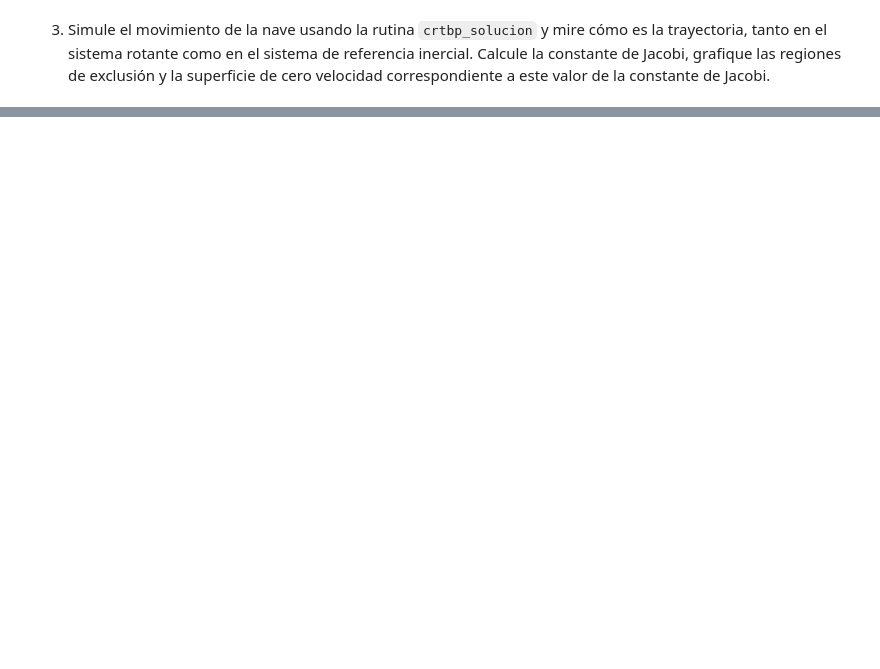
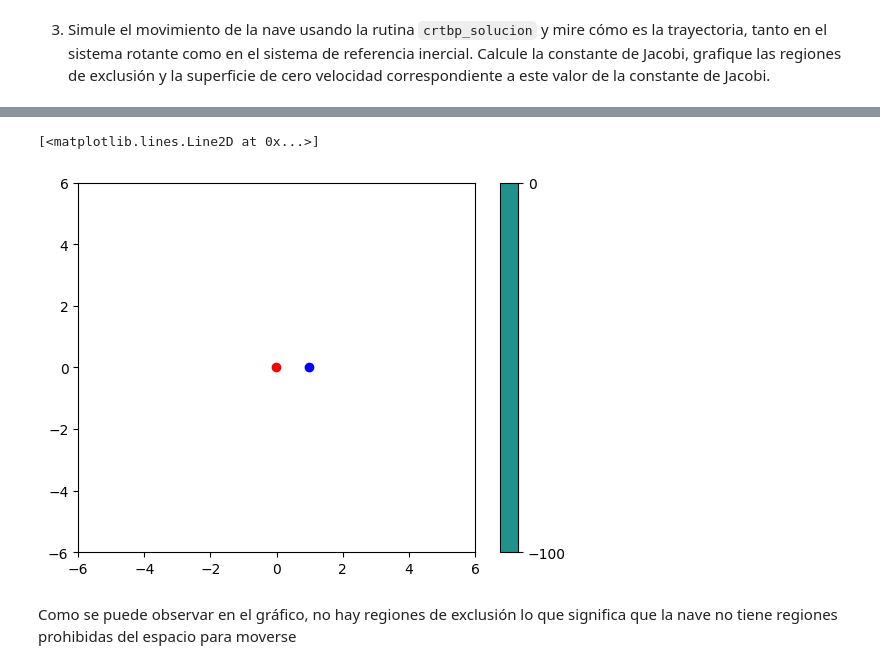
Before and after one commit to andromedalactea/celestial_mechanics, a Jupyter notebook: scripts/Homeworks/MC_Tarea4_ViajeALaLuna.ipynb, the cells around one changed output, grey strips where cells are left out. Cells and saved outputs as stored; diff of their text form; code cells hidden in the pictures; blank space fills up the shorter version.

```diff
--- a/scripts/Homeworks/MC_Tarea4_ViajeALaLuna.ipynb
+++ b/scripts/Homeworks/MC_Tarea4_ViajeALaLuna.ipynb
@@ -312,0 +425,22 @@ array([ 4.18785703, -1.30639171,  0.        ])
+# %%
+plt.rcdefaults()
+
+# Cálculo de constante en malla
+rango = 6
+X,Y = np.meshgrid(np.linspace(-rango,rango,30),
+            np.linspace(-rango,rango,30))
+Z = 0*np.ones_like(X)
+
+V2 = 2*(1-alfa)/((X+alfa)**2+Y**2+Z**2)**0.5 + 2*alfa/((X-(1-alfa))**2+Y**2+Z**2)**0.5 + X**2 + Y**2 - CJp
+
+# Gráfico de cV2tornos
+c = plt.contour(X,Y,V2,levels=[0],colors='k')
+c = plt.contourf(X,Y,V2,levels=[-100,0])
+plt.colorbar(c)
+plt.plot(-alfa,0,'ro')
+plt.plot(1-alfa,0,'bo')
+# %% [output]
+[<matplotlib.lines.Line2D at 0x...>]
+[figure, added]
+# %% [markdown]
+Como se puede observar en el gráfico, no hay regiones de exclusión lo que significa que la nave no tiene regiones prohibidas del espacio para moverse
```
Also changed, not shown: parts of 15 cells of this notebook.
